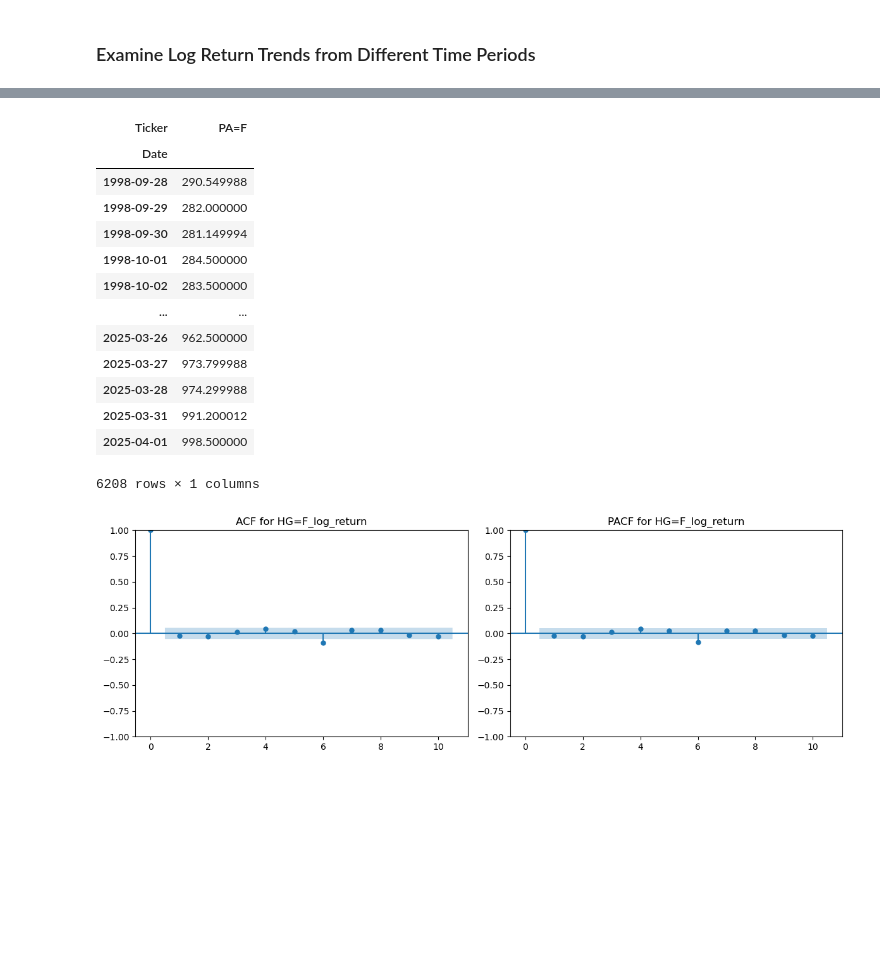
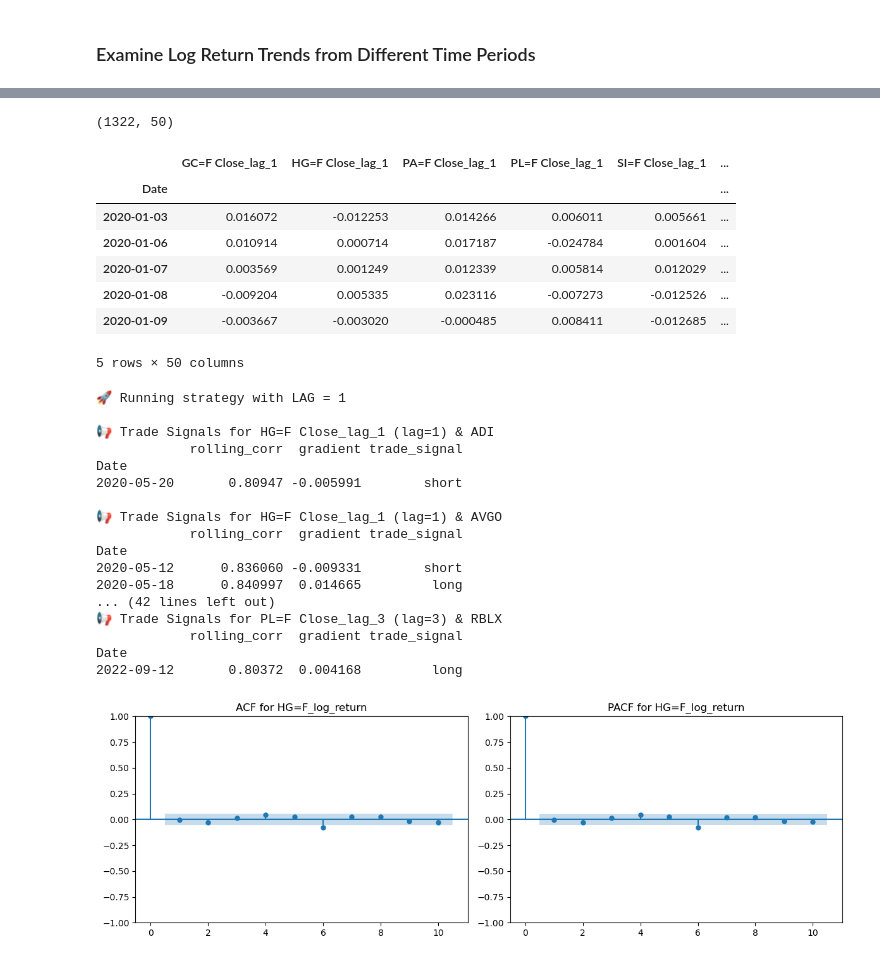
Before and after one commit to GeronimoBWalker/commodity, a Jupyter notebook: feature_engineering.ipynb, the cells around one changed output, grey strips where cells are left out. Cells and saved outputs as stored; diff of their text form; code cells hidden in the pictures; blank space fills up the shorter version.

```diff
--- a/feature_engineering.ipynb
+++ b/feature_engineering.ipynb
@@ -799,17 +768,0 @@ sns.lineplot(data=pal,y='PA=F',x=pal.index)
-# %%
-pal
-# %% [output]
-| Ticker | PA=F |
-| Date |  |
-| 1998-09-28 | 290.549988 |
-| 1998-09-29 | 282.000000 |
-| 1998-09-30 | 281.149994 |
-| 1998-10-01 | 284.500000 |
-| 1998-10-02 | 283.500000 |
-| ... | ... |
-| 2025-03-26 | 962.500000 |
-| 2025-03-27 | 973.799988 |
-| 2025-03-28 | 974.299988 |
-| 2025-03-31 | 991.200012 |
-| 2025-04-01 | 998.500000 |
-6208 rows × 1 columns
@@ -818,0 +772,23 @@ from statsmodels.graphics.tsaplots import plot_pacf, pacf, acf
+# %%
+lags = range(1,11)
+mineral_tickers = ['GC=F Close', 'HG=F Close', 'PA=F Close', 'PL=F Close', 'SI=F Close']
+
+lag_returns_df = create_transformed_lagged_df(
+    minerals_vol_returns,
+    mineral_tickers,
+    lags,
+    lambda x, lag: np.log(x).diff(lag).dropna()
+)
+# %%
+print(lag_returns_df.shape)
+lag_returns_df.head(5)
+# %% [output]
+(1322, 50)
+|  | GC=F Close_lag_1 | HG=F Close_lag_1 | PA=F Close_lag_1 | PL=F Close_lag_1 | SI=F Close_lag_1 | ... |
+| Date |  |  |  |  |  | ... |
+| 2020-01-03 | 0.016072 | -0.012253 | 0.014266 | 0.006011 | 0.005661 | ... |
+| 2020-01-06 | 0.010914 | 0.000714 | 0.017187 | -0.024784 | 0.001604 | ... |
+| 2020-01-07 | 0.003569 | 0.001249 | 0.012339 | 0.005814 | 0.012029 | ... |
+| 2020-01-08 | -0.009204 | 0.005335 | 0.023116 | -0.007273 | -0.012526 | ... |
+| 2020-01-09 | -0.003667 | -0.003020 | -0.000485 | 0.008411 | -0.012685 | ... |
+5 rows × 50 columns
@@ -818,0 +913,26 @@ from statsmodels.graphics.tsaplots import plot_pacf, pacf, acf
+# %%
+##### Set Dataframes & Call Function ######
+test_commodities = minerals_close.set_index('Date')
+test_stocks = stock_data.set_index('Date')
+
+for lag in range(1, 4):
+    print(f"\n🚀 Running strategy with LAG = {lag}")
+    main(test_commodities, test_stocks, threshold=0.80, min_streak=3, lag=lag)
+# %% [output]
+🚀 Running strategy with LAG = 1
+
+📢 Trade Signals for HG=F Close_lag_1 (lag=1) & ADI
+            rolling_corr  gradient trade_signal
+Date
+2020-05-20       0.80947 -0.005991        short
+
+📢 Trade Signals for HG=F Close_lag_1 (lag=1) & AVGO
+            rolling_corr  gradient trade_signal
+Date
+2020-05-12      0.836060 -0.009331        short
+2020-05-18      0.840997  0.014665         long
+... (42 lines left out)
+📢 Trade Signals for PL=F Close_lag_3 (lag=3) & RBLX
+            rolling_corr  gradient trade_signal
+Date
+2022-09-12       0.80372  0.004168         long
```
Also changed, not shown: parts of 30 cells of this notebook, 3 other files.
